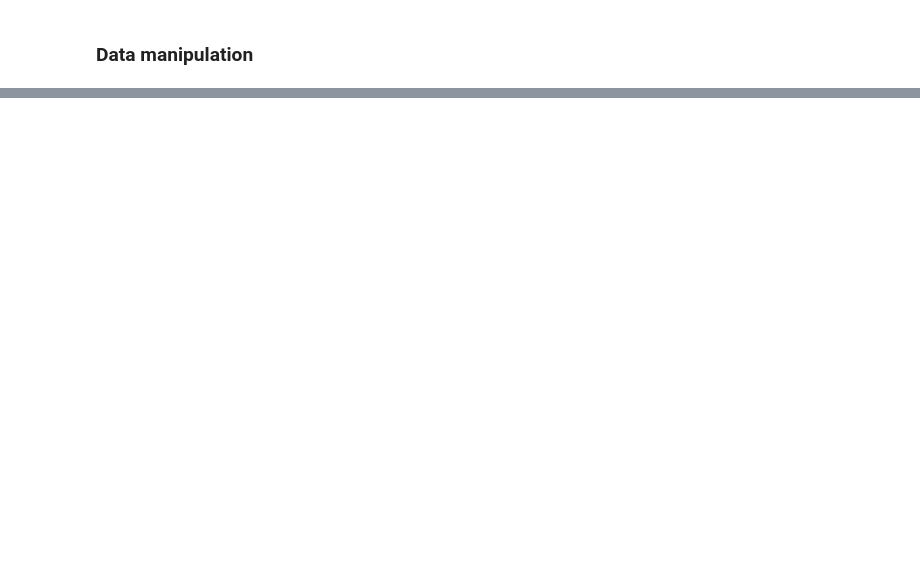
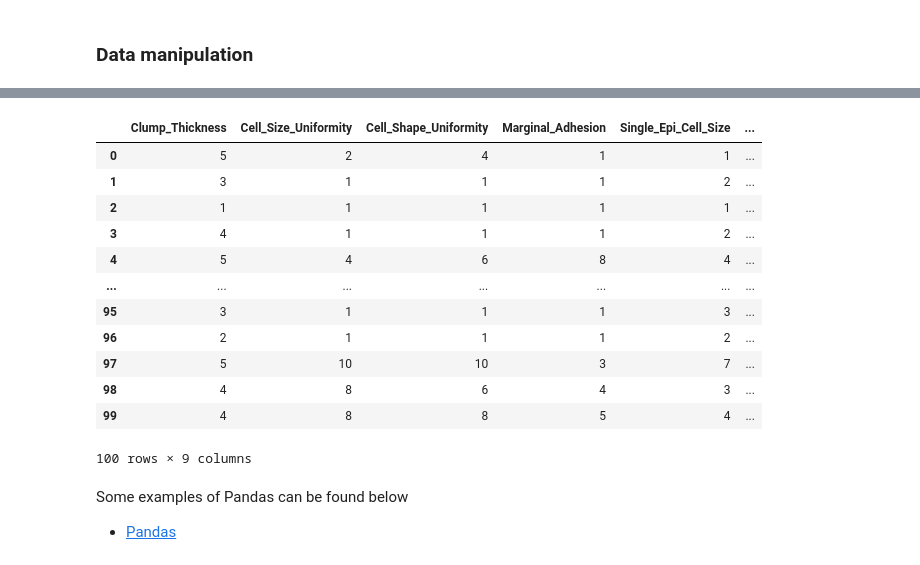
Before and after one commit to anuprulez/ml-jupyter-notebook, a Jupyter notebook: home_page.ipynb, the cells around one changed output, grey strips where cells are left out. Saved outputs shown, nothing was run; the diff lists cells and outputs as text; code cells hidden in the pictures; blank space fills up the shorter version.

```diff
--- a/home_page.ipynb
+++ b/home_page.ipynb
@@ -24,0 +89,26 @@ The jupyter notebook is powered by the latest JupyterLab (3.0.7) and Tensorflow
+# %%
+# https://pandas.pydata.org/docs/getting_started/index.html
+
+# Read a tabular dataset (TSV = tab separated values)
+import pandas as pd
+cancer_dataset = pd.read_csv("git_folder/jupyterlab_notebooks/breast-w_test.tsv", sep="\t")
+# %%
+cancer_dataset
+# %% [output]
+|  | Clump_Thickness | Cell_Size_Uniformity | Cell_Shape_Uniformity | Marginal_Adhesion | Single_Epi_Cell_Size | ... |
+| 0 | 5 | 2 | 4 | 1 | 1 | ... |
+| 1 | 3 | 1 | 1 | 1 | 2 | ... |
+| 2 | 1 | 1 | 1 | 1 | 1 | ... |
+| 3 | 4 | 1 | 1 | 1 | 2 | ... |
+| 4 | 5 | 4 | 6 | 8 | 4 | ... |
+| ... | ... | ... | ... | ... | ... | ... |
+| 95 | 3 | 1 | 1 | 1 | 3 | ... |
+| 96 | 2 | 1 | 1 | 1 | 2 | ... |
+| 97 | 5 | 10 | 10 | 3 | 7 | ... |
+| 98 | 4 | 8 | 6 | 4 | 3 | ... |
+| 99 | 4 | 8 | 8 | 5 | 4 | ... |
+100 rows × 9 columns
+# %% [markdown]
+Some examples of Pandas can be found below
+
+- [Pandas](http://127.0.0.1:8888/ipython/doc/tree/git_folder/jupyterlab_notebooks/features_notebooks/pandas.ipynb)
```
Also changed, not shown: parts of 25 cells of this notebook, 15 other files.
